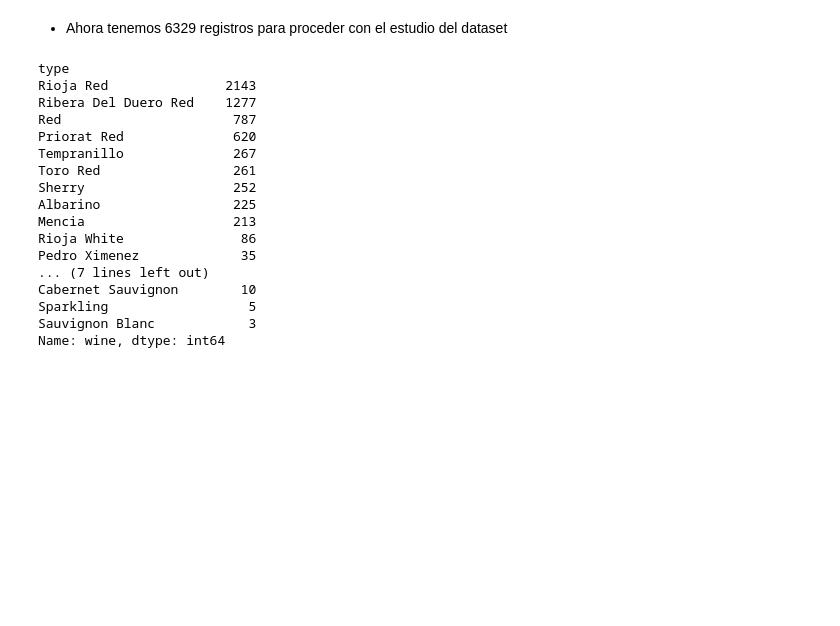
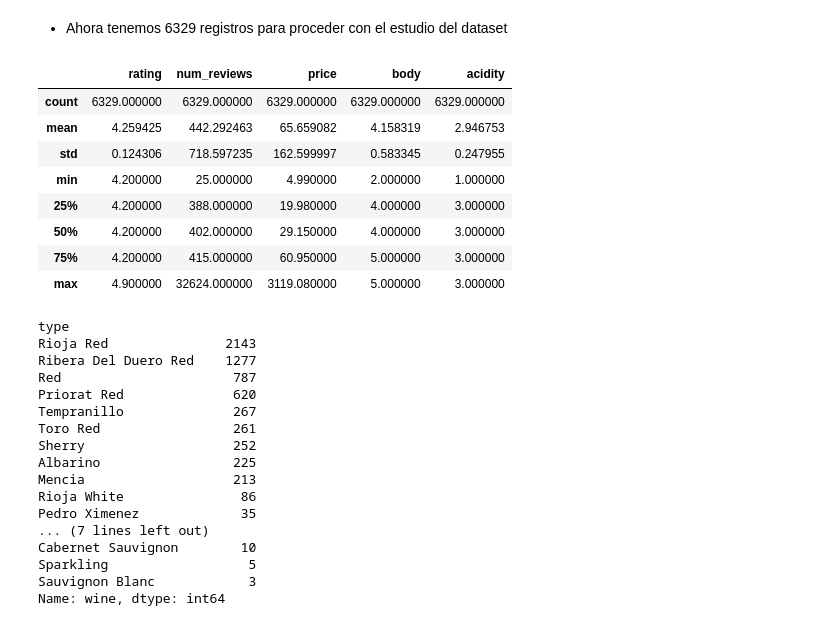
Before and after one commit to jmrodriguez2552/CEDAPY_25_26, a Jupyter notebook: ANALISIS_DATOS_PYTHON/NOTEBOOKS/EJERCICIOS/EJERCICIO_WINES.ipynb, the cells around one changed output. Cells and saved outputs as stored; diff of their text form; code cells hidden in the pictures; blank space fills up the shorter version.

```diff
--- a/ANALISIS_DATOS_PYTHON/NOTEBOOKS/EJERCICIOS/EJERCICIO_WINES.ipynb
+++ b/ANALISIS_DATOS_PYTHON/NOTEBOOKS/EJERCICIOS/EJERCICIO_WINES.ipynb
@@ -101,6 +139,18 @@ memory usage: 593.3+ KB
 None
 # %% [markdown]
 - Ahora tenemos 6329 registros para proceder con el estudio del dataset
+# %%
+df_wines.describe()
+# %% [output]
+|  | rating | num_reviews | price | body | acidity |
+| count | 6329.000000 | 6329.000000 | 6329.000000 | 6329.000000 | 6329.000000 |
+| mean | 4.259425 | 442.292463 | 65.659082 | 4.158319 | 2.946753 |
+| std | 0.124306 | 718.597235 | 162.599997 | 0.583345 | 0.247955 |
+| min | 4.200000 | 25.000000 | 4.990000 | 2.000000 | 1.000000 |
+| 25% | 4.200000 | 388.000000 | 19.980000 | 4.000000 | 3.000000 |
+| 50% | 4.200000 | 402.000000 | 29.150000 | 4.000000 | 3.000000 |
+| 75% | 4.200000 | 415.000000 | 60.950000 | 5.000000 | 3.000000 |
+| max | 4.900000 | 32624.000000 | 3119.080000 | 5.000000 | 3.000000 |
 # %%
 # Configurar Pandas para mostrar todas las filas y columnas
 pd.set_option("display.max_rows", None)
```
Also changed, not shown: parts of 22 cells of this notebook.
